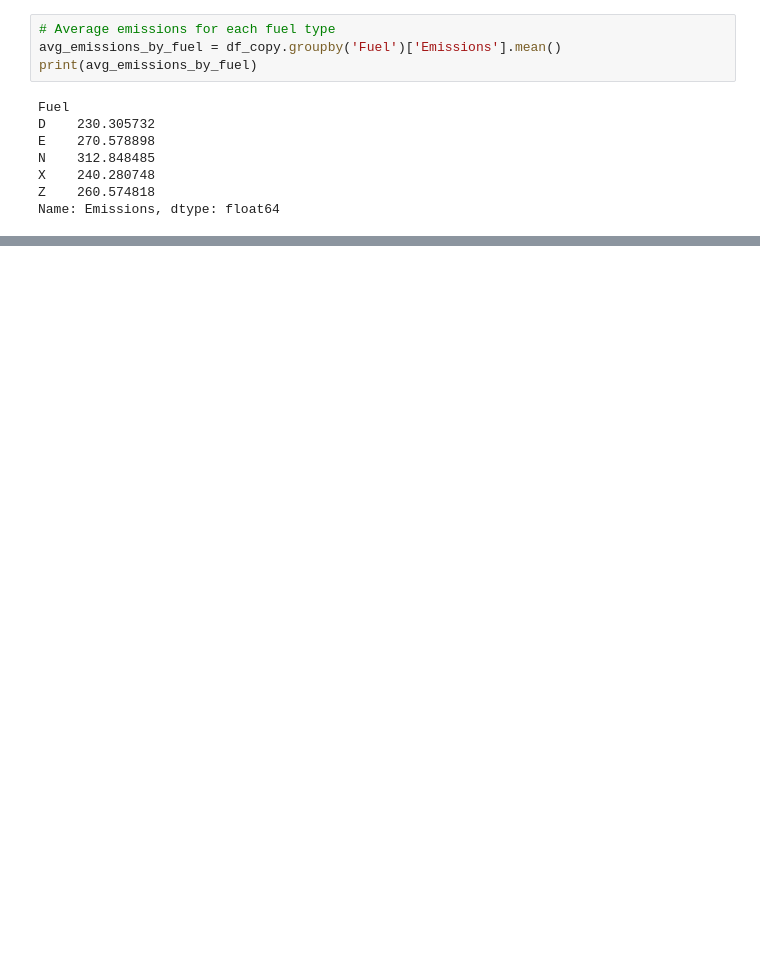
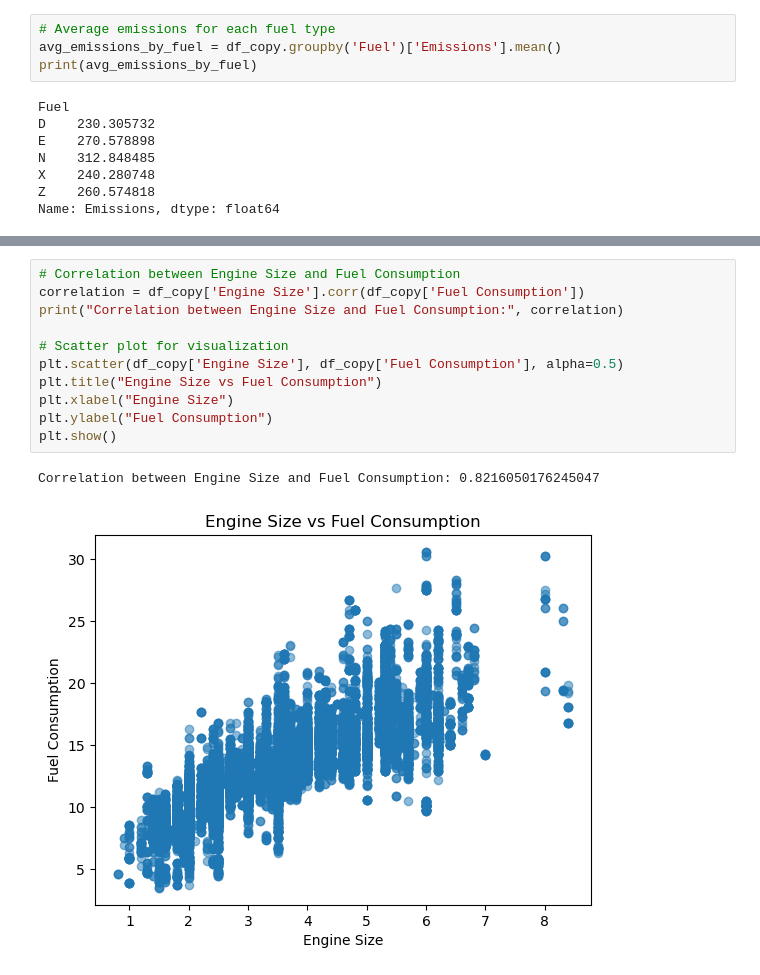
Before and after one commit to WambuiMunene/Phase2-Project_Group-4, a Jupyter notebook: Notebooks/Louis.ipynb, the cells around one changed output, grey strips where cells are left out. Saved outputs shown, nothing was run; the diff lists cells and outputs as text; blank space fills up the shorter version.

```diff
--- a/Notebooks/Louis.ipynb
+++ b/Notebooks/Louis.ipynb
@@ -581,0 +760,14 @@ plt.show()
+# %%
+# Correlation between Engine Size and Fuel Consumption
+correlation = df_copy['Engine Size'].corr(df_copy['Fuel Consumption'])
+print("Correlation between Engine Size and Fuel Consumption:", correlation)
+
+# Scatter plot for visualization
+plt.scatter(df_copy['Engine Size'], df_copy['Fuel Consumption'], alpha=0.5)
+plt.title("Engine Size vs Fuel Consumption")
+plt.xlabel("Engine Size")
+plt.ylabel("Fuel Consumption")
+plt.show()
+# %% [output]
+Correlation between Engine Size and Fuel Consumption: 0.8216050176245047
+[figure, added]
```
Also changed, not shown: parts of 47 cells of this notebook.
